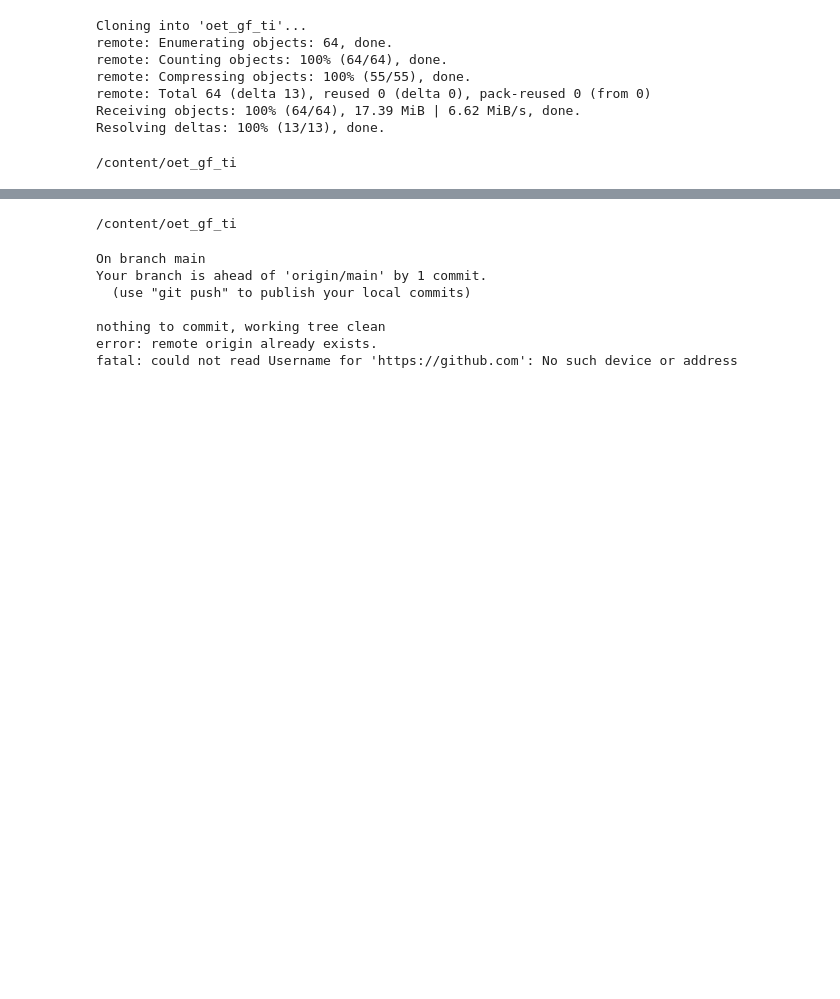
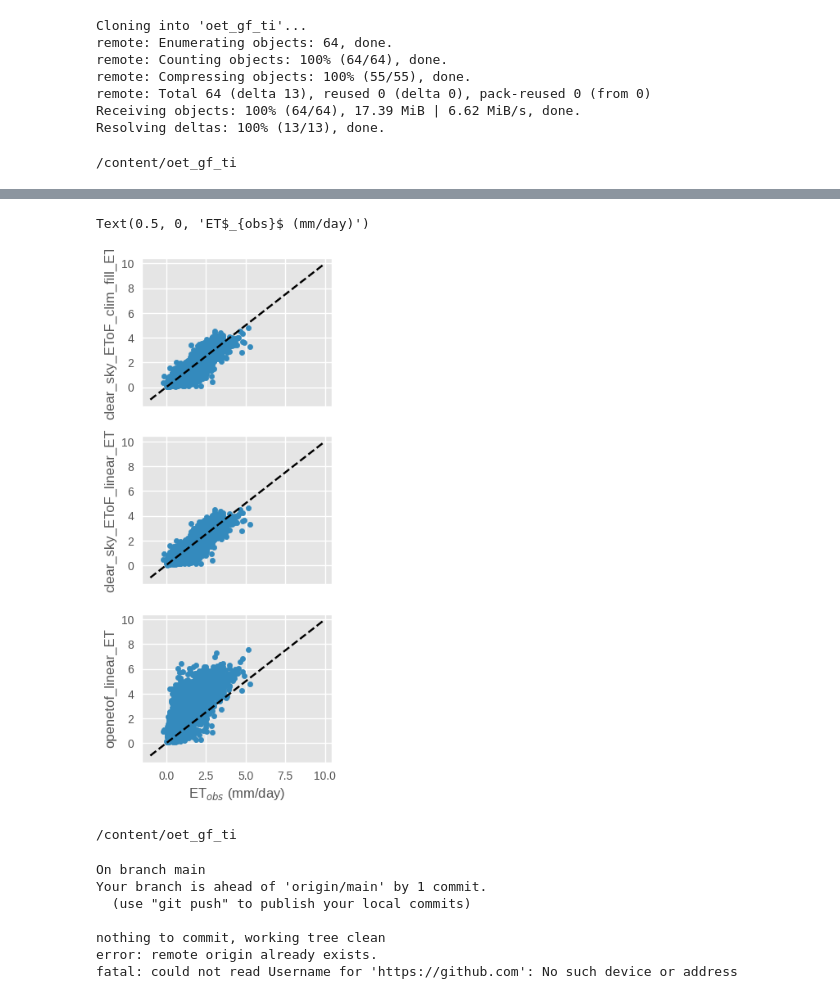
Before and after one commit to sciencebyAJ/oet_gf_ti, a Jupyter notebook: time_integration_gap_filling.ipynb, the cells around one changed output, grey strips where cells are left out. Drawn from its saved outputs; the diff is of its cells as text; code cells hidden in the pictures; blank space fills up the shorter version.

```diff
--- a/time_integration_gap_filling.ipynb
+++ b/time_integration_gap_filling.ipynb
@@ -123,3 +150,17 @@ all_df.plot.scatter(x='EToF_filtered',y=varname+'_linear')
+# %%
+# varname = 'clear_sky_EToF'
+fig,axs = plt.subplots(3,1,figsize=(3,8),sharex=True)
+ones = np.arange(-1,10,0.1)
+axs[0].plot(ones,ones,'k--')
+all_df.plot.scatter(x='ET_corr',y=varname1+'_clim_fill_ET',ax=axs[0])
+axs[1].plot(ones,ones,'k--')
+all_df.plot.scatter(x='ET_corr',y=varname1+'_linear_ET',ax=axs[1])
+axs[2].plot(ones,ones,'k--')
+all_df.plot.scatter(x='ET_corr',y=varname+'_linear_ET',ax=axs[2])
+axs[2].set_xlabel('ET$_{obs}$ (mm/day)')
+# %% [output]
+Text(0.5, 0, 'ET$_{obs}$ (mm/day)')
+[figure, added]
 # %%
 # for i in np.arange(8):
 #   print(i)
```
Also changed, not shown: parts of 7 cells of this notebook.
